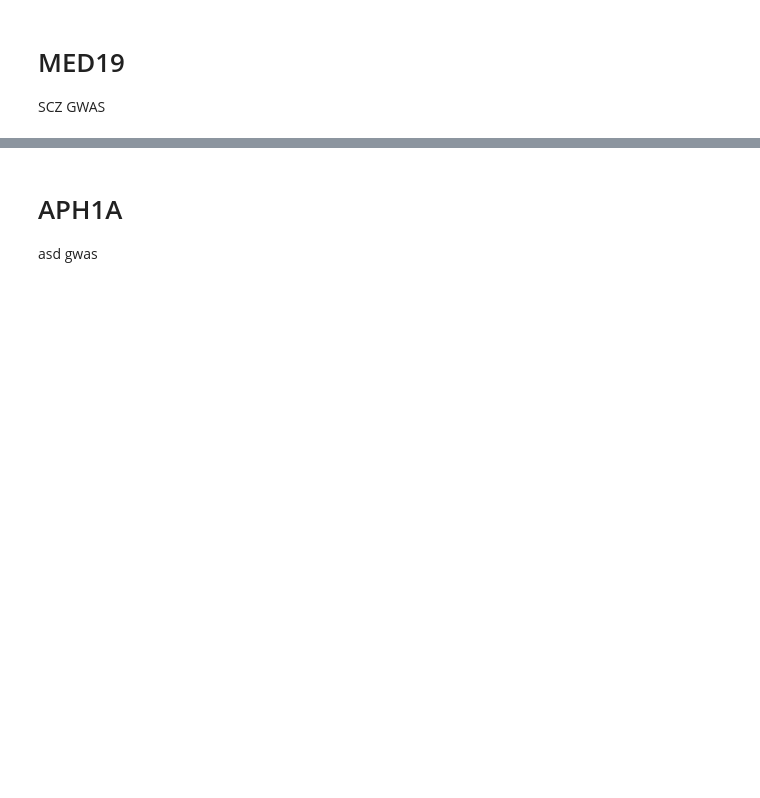
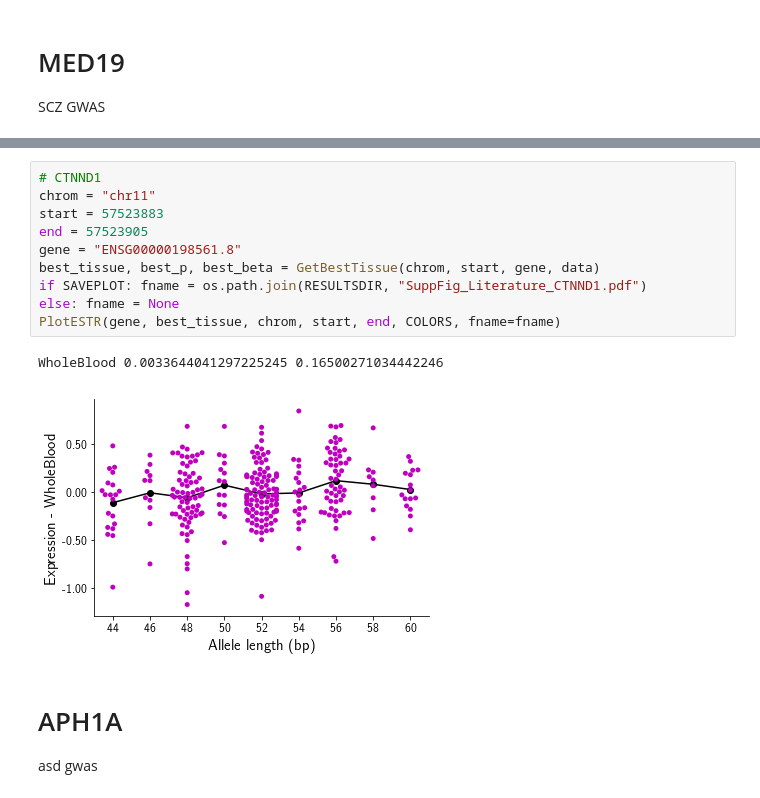
Before and after one commit to gymreklab/gtex-estrs-paper, a Jupyter notebook: Figures/eSTRLiteratureExamples.ipynb, the cells around one changed output, grey strips where cells are left out. Cells and saved outputs as stored; diff of their text form; blank space fills up the shorter version.

```diff
--- a/Figures/eSTRLiteratureExamples.ipynb
+++ b/Figures/eSTRLiteratureExamples.ipynb
@@ -376,3 +386,16 @@ Artery-Aorta 0.04579884163988646 0.14824781748620247
+# %%
+# CTNND1
+chrom = "chr11"
+start = 57523883
+end = 57523905
+gene = "ENSG00000198561.8"
+best_tissue, best_p, best_beta = GetBestTissue(chrom, start, gene, data)
+if SAVEPLOT: fname = os.path.join(RESULTSDIR, "SuppFig_Literature_CTNND1.pdf")
+else: fname = None
+PlotESTR(gene, best_tissue, chrom, start, end, COLORS, fname=fname)
+# %% [output]
+WholeBlood 0.0033644041297225245 0.16500271034442246
+[figure, added]
 # %% [markdown]
 # APH1A
 asd gwas
```
Also changed, not shown: parts of 65 cells of this notebook, 6 other files.
